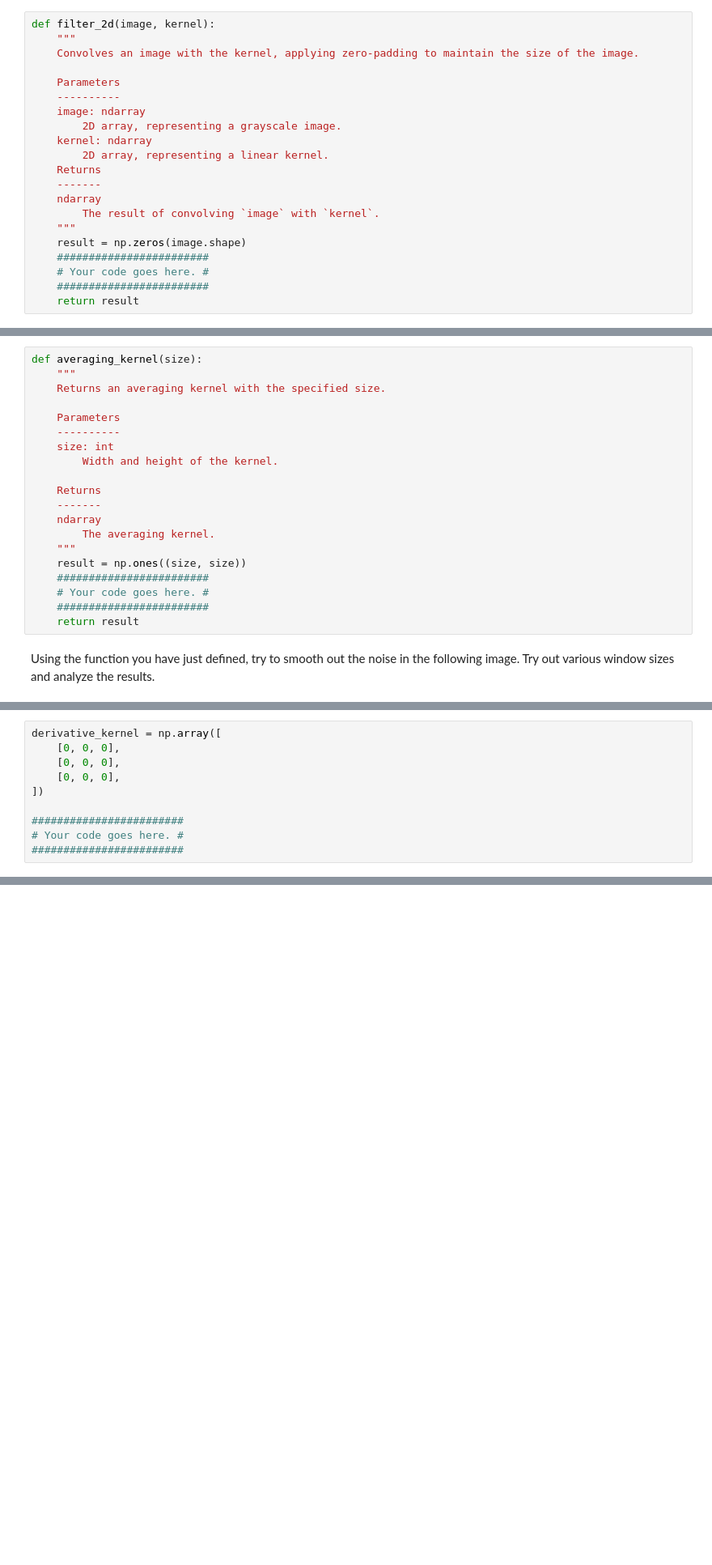
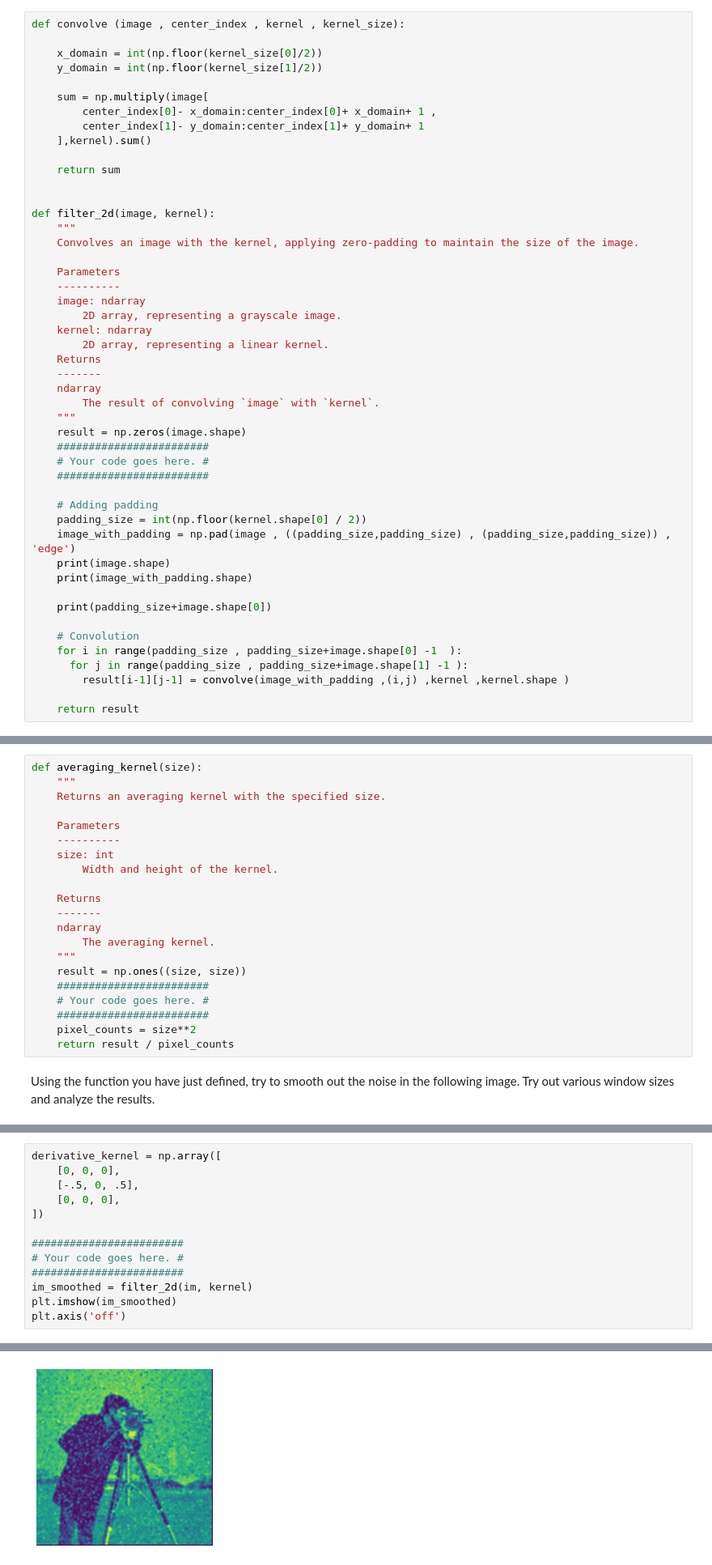
Before and after one commit to parsaeisa/computer_vision, a Jupyter notebook: HW4/HW4.ipynb, the cells around one changed output, grey strips where cells are left out. Shown at 81% size. Drawn from its saved outputs; the diff is of its cells as text; blank space fills up the shorter version.

```diff
--- a/HW4/HW4.ipynb
+++ b/HW4/HW4.ipynb
@@ -13,6 +13,19 @@ import matplotlib.pyplot as plt
 Complete the implementation for the following function using basic operations only.
 Note that the point of this problem is for you to understand how convolution works. We don't care about optimality.
 # %%
+def convolve (image , center_index , kernel , kernel_size):
+
+    x_domain = int(np.floor(kernel_size[0]/2))
+    y_domain = int(np.floor(kernel_size[1]/2))
+
+    sum = np.multiply(image[
+        center_index[0]- x_domain:center_index[0]+ x_domain+ 1 ,
+        center_index[1]- y_domain:center_index[1]+ y_domain+ 1
+    ],kernel).sum()
+
+    return sum
+
+
 def filter_2d(image, kernel):
     """
     Convolves an image with the kernel, applying zero-padding to maintain the size of the image.
@@ -32,6 +45,20 @@ def filter_2d(image, kernel):
     ########################
     # Your code goes here. #
     ########################
+
+    # Adding padding
+    padding_size = int(np.floor(kernel.shape[0] / 2))
+    image_with_padding = np.pad(image , ((padding_size,padding_size) , (padding_size,padding_size)) , 'edge')
+    print(image.shape)
+    print(image_with_padding.shape)
+
+    print(padding_size+image.shape[0])
+
+    # Convolution
+    for i in range(padding_size , padding_size+image.shape[0] -1  ):
+      for j in range(padding_size , padding_size+image.shape[1] -1 ):
+        result[i-1][j-1] = convolve(image_with_padding ,(i,j) ,kernel ,kernel.shape )
+
     return result
 # %% [markdown]
 ## Part B
@@ -56,7 +83,8 @@ def averaging_kernel(size):
     ########################
     # Your code goes here. #
     ########################
-    return result
+    pixel_counts = size**2
+    return result / pixel_counts
 # %% [markdown]
 Using the function you have just defined, try to smooth out the noise in the following image.
 Try out various window sizes and analyze the results.
@@ -112,10 +167,14 @@ Based on the equation presented for the derivative of an image in slide 18, crea
 # %%
 derivative_kernel = np.array([
     [0, 0, 0],
-    [0, 0, 0],
+    [-.5, 0, .5],
     [0, 0, 0],
 ])
 
 ########################
 # Your code goes here. #
 ########################
+im_smoothed = filter_2d(im, kernel)
+plt.imshow(im_smoothed)
+plt.axis('off')
+# %% [output]
@@ -122,3 +185,4 @@ derivative_kernel = np.array([
+[figure, added]
 # %% [markdown]
 Apply this kernel to the following image. Can we somehow reduce the effect of noise on the result?
 # %%
```
Also changed, not shown: parts of 10 cells of this notebook.
